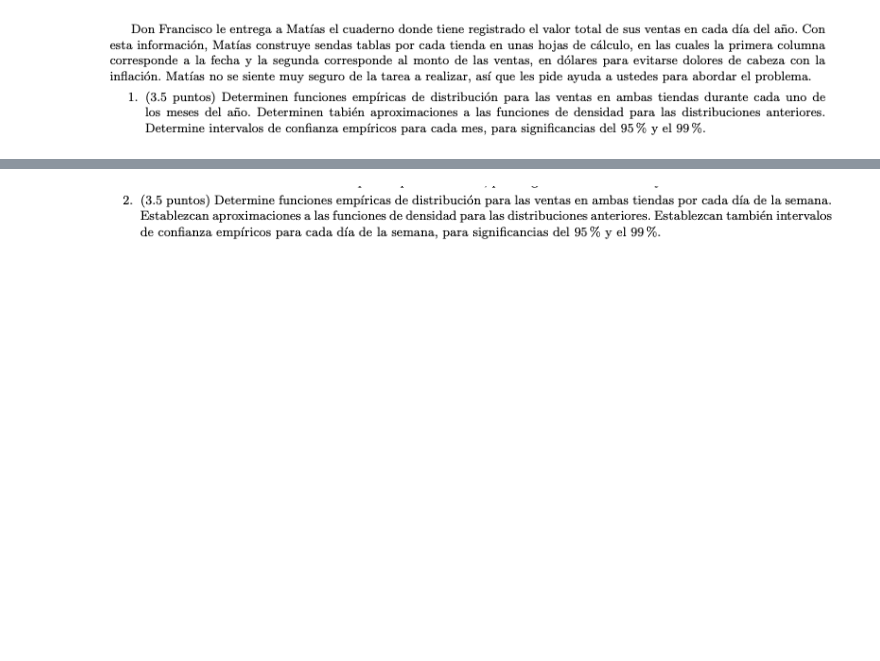
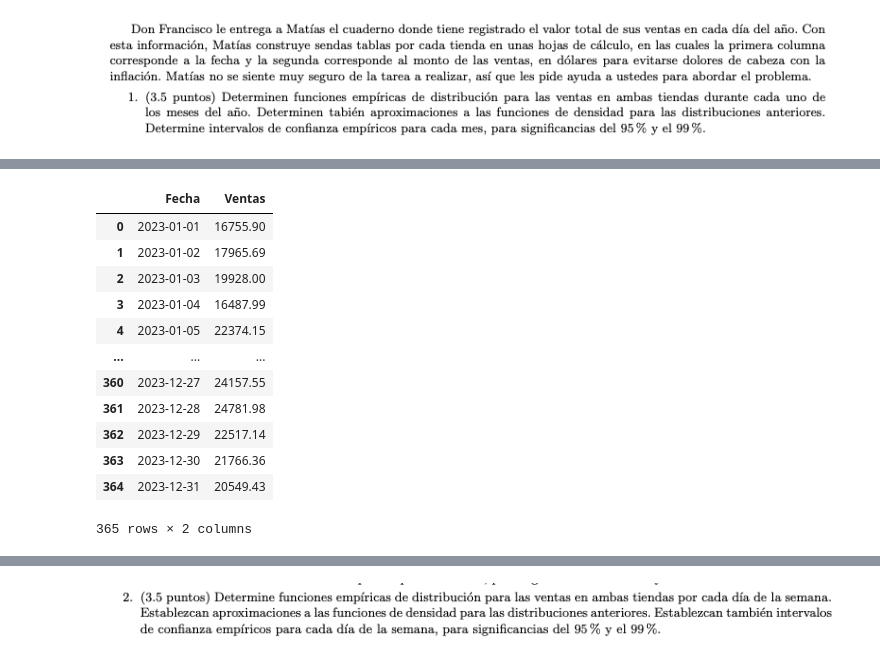
Before and after one commit to abrilnoguera/TPFinal-PEIA, a Jupyter notebook: TP Final.ipynb, the cells around one changed output, grey strips where cells are left out. Saved outputs shown, nothing was run; the diff lists cells and outputs as text; code cells hidden in the pictures; blank space fills up the shorter version.

```diff
--- a/TP Final.ipynb
+++ b/TP Final.ipynb
@@ -194,0 +215,16 @@ La percepción de Don Francisco resulta incorrecta no solo a nivel anual, sino t
+# %%
+la_floresta_df
+# %% [output]
+|  | Fecha | Ventas |
+| 0 | 2023-01-01 | 16755.90 |
+| 1 | 2023-01-02 | 17965.69 |
+| 2 | 2023-01-03 | 19928.00 |
+| 3 | 2023-01-04 | 16487.99 |
+| 4 | 2023-01-05 | 22374.15 |
+| ... | ... | ... |
+| 360 | 2023-12-27 | 24157.55 |
+| 361 | 2023-12-28 | 24781.98 |
+| 362 | 2023-12-29 | 22517.14 |
+| 363 | 2023-12-30 | 21766.36 |
+| 364 | 2023-12-31 | 20549.43 |
+365 rows × 2 columns
```
Also changed, not shown: parts of 8 cells of this notebook, 2 other files.
